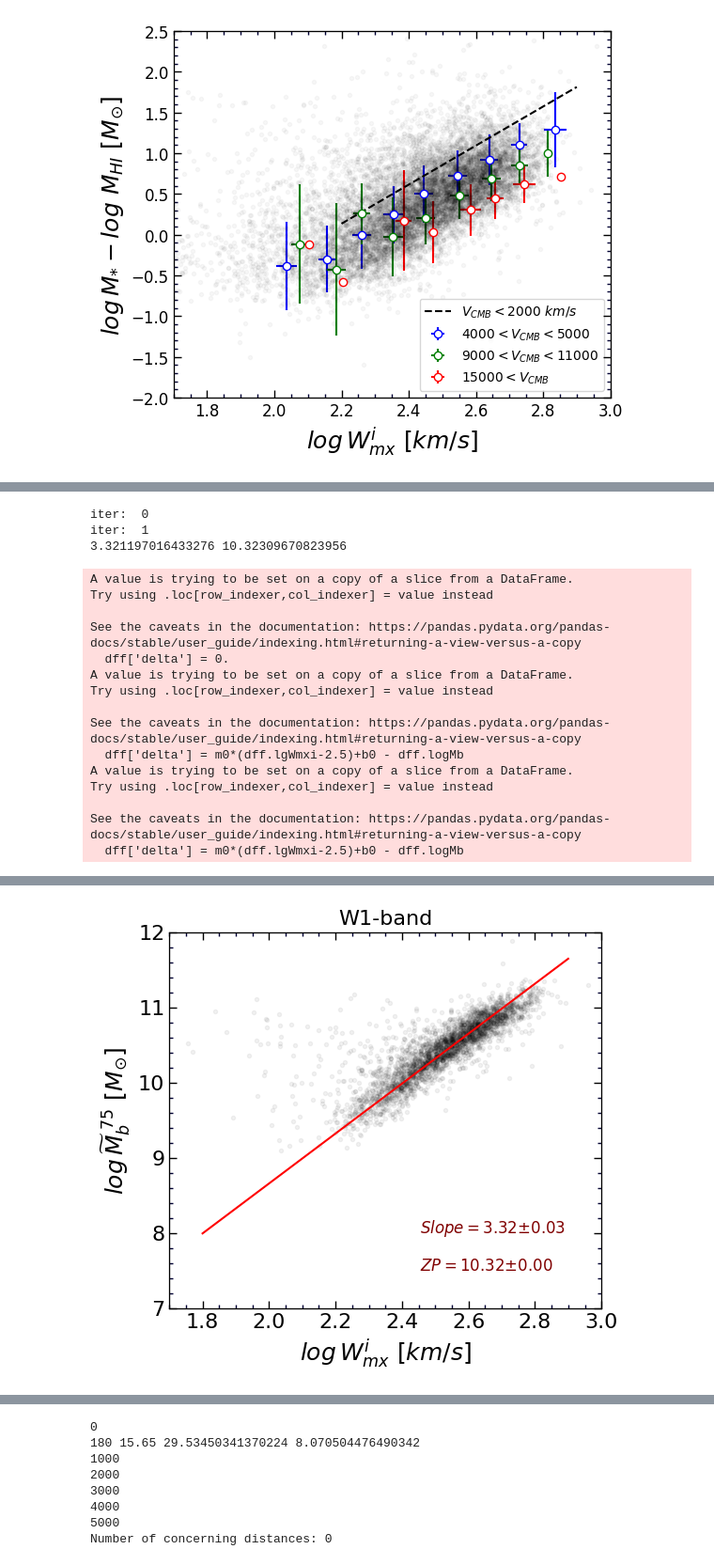
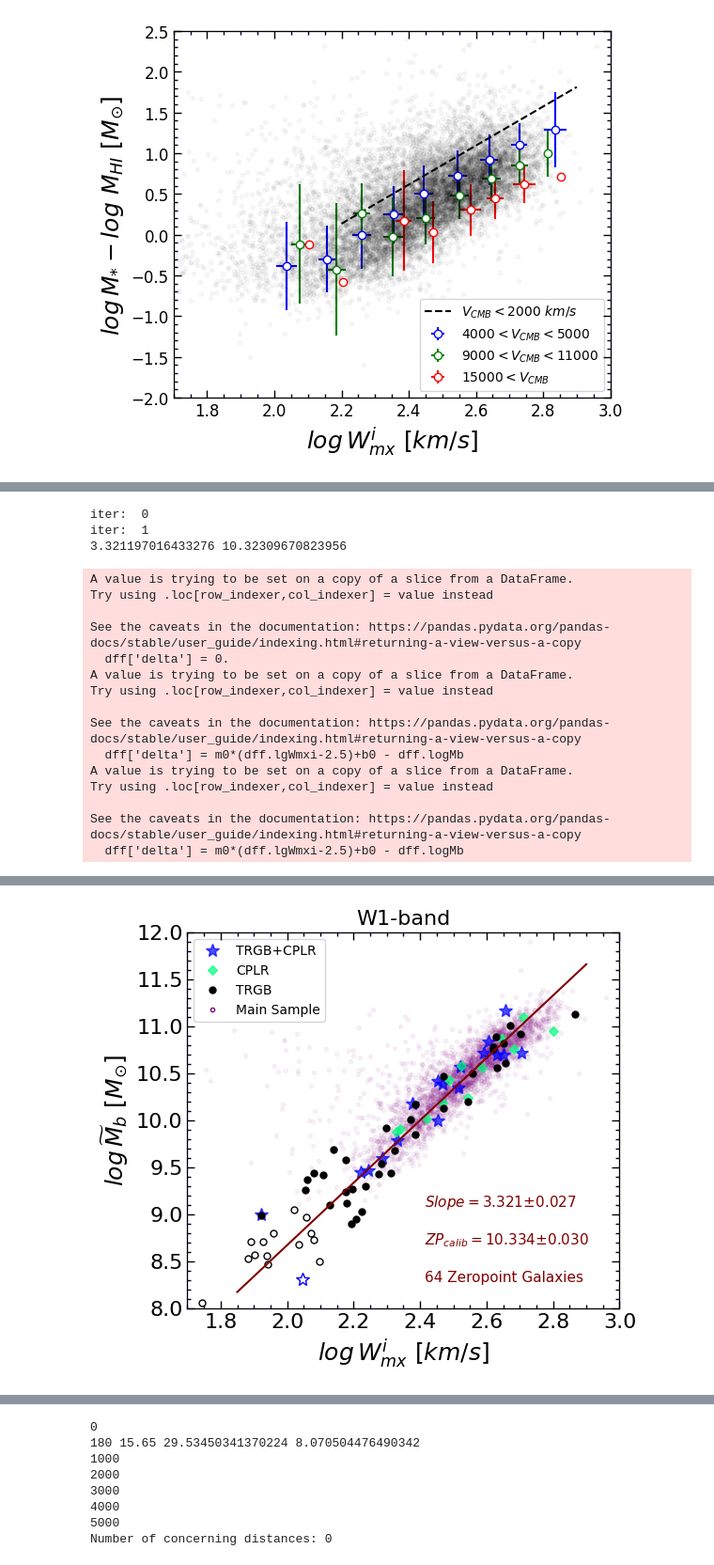
Before and after one commit to ekourkchi/test_TFRcatal, a Jupyter notebook: BTFR_W1.ipynb, the cells around one changed output, grey strips where cells are left out. Shown at 94% size. Cells and saved outputs as stored; diff of their text form; code cells hidden in the pictures.

Commit message:
addin ZP calibrators

```diff
--- a/BTFR_W1.ipynb
+++ b/BTFR_W1.ipynb
@@ -470,6 +585,10 @@ PGC_outlier_2 = [   2712,    3081,    3133,    3247,    4387,    6889,    9134,
 # %%
 df['Mb'] = df.Ms_W1 + 1.33*(10**(np.log10(df.Mass_HI)+HI_corrector(mc, 0, df.V3k.values)))
 df['logMb'] = np.log10(df.Mb.values)
+
+calib['Mb'] = calib.Ms_W1 + 1.33*(10**(np.log10(calib.Mass_HI)+HI_corrector(mc, 0, calib.V3k.values)))
+calib['logMb'] = np.log10(calib.Mb.values)
+
 
 dff = df[(df.Qw>2)&(df.elgWi>0)&(df.lgWmxi>0)&(df.V3k>4000)]
 std = 1.E10
@@ -517,10 +636,6 @@ for jj in range(2):
     print("iter: ", jj)
 
 
-logW = dff.lgWmxi.values
-logWe = dff.elgWi.values
-logMass = dff.logMb.values
-
 
 
 fig = py.figure(figsize=(5, 5), dpi=100)
@@ -528,7 +643,48 @@ fig.subplots_adjust(wspace=0, top=0.92, bottom=0.12, left=0.06, right=0.98)
 gs = gridspec.GridSpec(1,1) ; p=0
 ax = plt.subplot(gs[p]) ; p+=1
 
-ax.plot(logW, logMass, 'k.', alpha=0.05)
+
+##################################################################
+def linear_zp(x, zp):
+
+    return x/m0+zp
+
+X = calib.lgWmxi.values
+Xe = calib.elgWi.values
+Y = calib.logMb.values
+MM = calib.M1.values
+So = calib.So.values
+
+fit, cov = curve_fit(linear_zp, Y[MM<-16.1], X[MM<-16.1]-2.5, sigma=np.sqrt(Xe[MM<-16.1]**2+(0.01)**2))
+zp_calib = -fit[0]*m0
+zp_calib_e = np.sqrt(cov[0][0])*m0
+
+logW = dff.lgWmxi.values
+logWe = dff.elgWi.values
+logMass = dff.logMb.values
+ax.plot(logW, logMass-b0+zp_calib, '.', color='purple', alpha=0.05)
+
+
+ind, = np.where((MM>-16.1)&(So==2))
+ax.plot(X[ind], Y[ind], '*', ms=10, color='blue', mfc='white')
+ind, = np.where((MM<=-16.1)&(So==2))
+ax.plot(X[ind], Y[ind], '*', ms=10, color='blue', alpha=0.7, label='TRGB+CPLR')
+
+
+ind, = np.where((MM>-16.1)&(So==0))
+ax.plot(X[ind], Y[ind], 'D', ms=5, color='springgreen', mfc='white')
+ind, = np.where((MM<=-16.1)&(So==0))
+ax.plot(X[ind], Y[ind], 'D', ms=5, color='springgreen', alpha=0.7, label='CPLR')
+
+
+ind, = np.where((MM>-16.1)&(So==1))
+ax.plot(X[ind], Y[ind], 'o', ms=5, color='k', mfc='white')
+ind, = np.where((MM<=-16.1)&(So==1))
+ax.plot(X[ind], Y[ind], 'o', ms=5, color='k', label='TRGB')
+
+ax.plot([0], [0], '.', color='purple', label='Main Sample', mfc='white')
+#######################################################################
+
 
 # ID = dff.index.values
 # for i in range(len(ID)):
@@ -537,14 +693,14 @@ ax.plot(logW, logMass, 'k.', alpha=0.05)
 #     if ID[i] in PGC_outlier_2:
 #         ax.plot([logW[i]], [logMass[i]], 'b.', alpha=0.5)
 
-w = np.linspace(1.8,2.9,100)
-ax.plot(w, m0*(w-2.5) + b0, 'r-')
+w = np.linspace(1.85,2.9,100)
+ax.plot(w, m0*(w-2.5) + zp_calib, '-', color='maroon')
 print(m0,b0)
 
 
 ax.set_xlabel(r'$log \/ W_{mx}^i \/\/[km/s]$', fontsize=18)
 ax.set_ylabel(r'$log \/ \widetilde{M}_b^{\/\/75} \/\/ [M_{\odot}]$', fontsize=18)
-set_axes(ax, (1.7,3), (7,12))
+set_axes(ax, (1.7,3), (8,12))
 
 ax.set_title("W1-band", fontsize=16)
 
@@ -577,12 +733,27 @@ ax.set_title("W1-band", fontsize=16)
 #                     color='r', ms=6)
 
 
-Ylm = ax.get_ylim() ; Xlm = ax.get_xlim()
-x0 = 0.42*Xlm[0]+0.58*Xlm[1]
-y0 = 0.80*Ylm[0]+0.2*Ylm[1]
-ax.text(x0,y0, r"$Slope = $"+"%.2f" % m0+'$\pm$'+"%.2f" % dm0, fontsize=12, color='maroon')
-y0 = 0.90*Ylm[0]+0.10*Ylm[1]
-ax.text(x0,y0, r"$ZP = $"+"%.2f" % b0+'$\pm$'+"%.2f" % db0, fontsize=12, color='maroon')
+# Ylm = ax.get_ylim() ; Xlm = ax.get_xlim()
+# x0 = 0.95*Xlm[0]+0.05*Xlm[1]
+# y0 = 0.1*Ylm[0]+0.9*Ylm[1]
+# ax.text(x0,y0, r"$Slope = $"+"%.3f" % m0+'$\pm$'+"%.3f" % dm0, fontsize=12, color='k')
+# y0 = 0.2*Ylm[0]+0.8*Ylm[1]
+# ax.text(x0,y0, r"$ZP_{75} = $"+"%.3f" % b0+'$\pm$'+"%.3f" % db0, fontsize=12, color='k')
+
+
+
+x0 = 0.45*Xlm[0]+0.55*Xlm[1]
+y0 = 0.93*Ylm[0]+0.07*Ylm[1]
+ax.text(x0,y0, "%d"%len(Xe[MM<-16.1])+' Zeropoint Galaxies', fontsize=11, color='maroon')
+y0 = 0.83*Ylm[0]+0.17*Ylm[1]
+ax.text(x0,y0, r"$ZP_{calib} = $"+"%.3f" % zp_calib+'$\pm$'+"%.3f" % zp_calib_e, fontsize=11, color='maroon')
+y0 = 0.73*Ylm[0]+0.27*Ylm[1]
+ax.text(x0,y0, r"$Slope = $"+"%.3f" % m0+'$\pm$'+"%.3f" % dm0, fontsize=11, color='maroon')
+
+
+ax.legend(loc=2)
+
+# ax.legend(bbox_to_anchor=(0.65, 0.50), loc=2)
 # %% [output]
 iter:  0
 iter:  1
@@ -606 +777 @@ Text(2.4539999999999997, 7.5, '$ZP = $10.32$\\pm$0.00')
-[figure, old version]
+[figure, new version]
```
Also changed, not shown: parts of 11 cells of this notebook, 6 other files.
